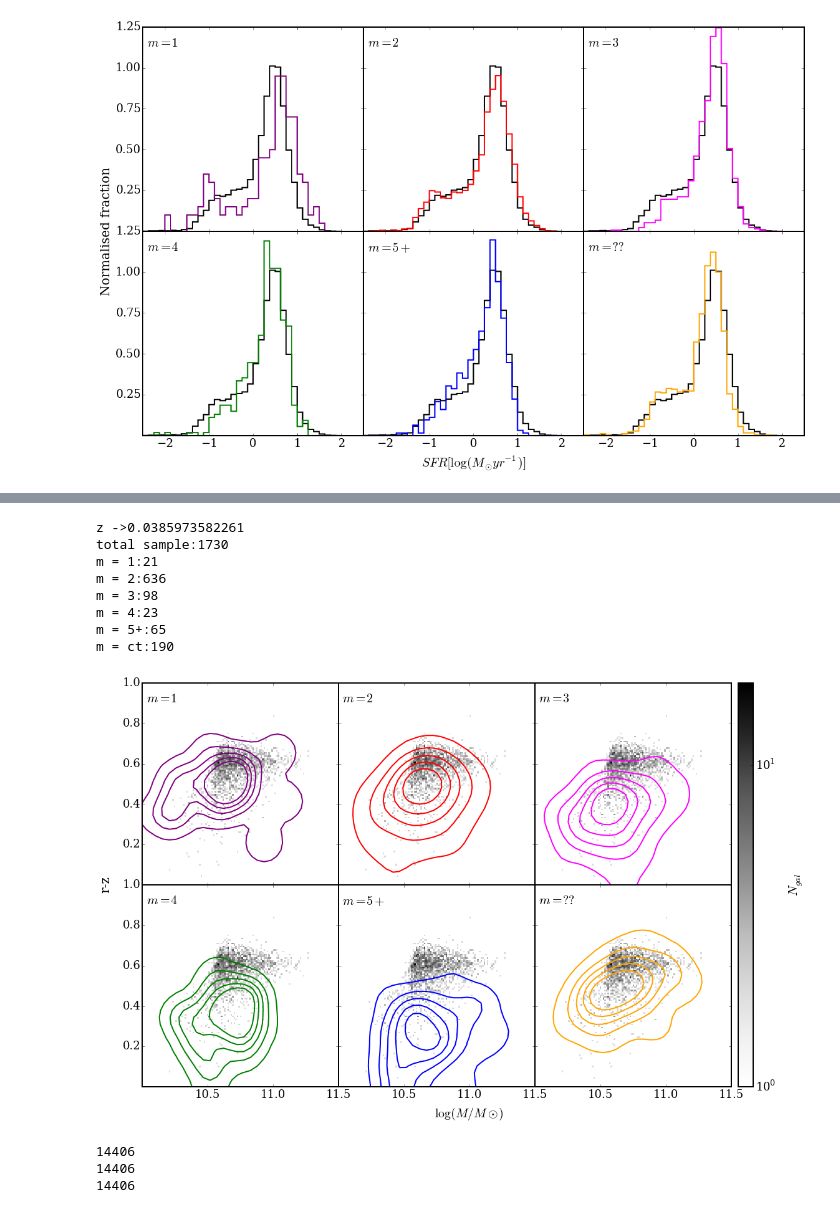
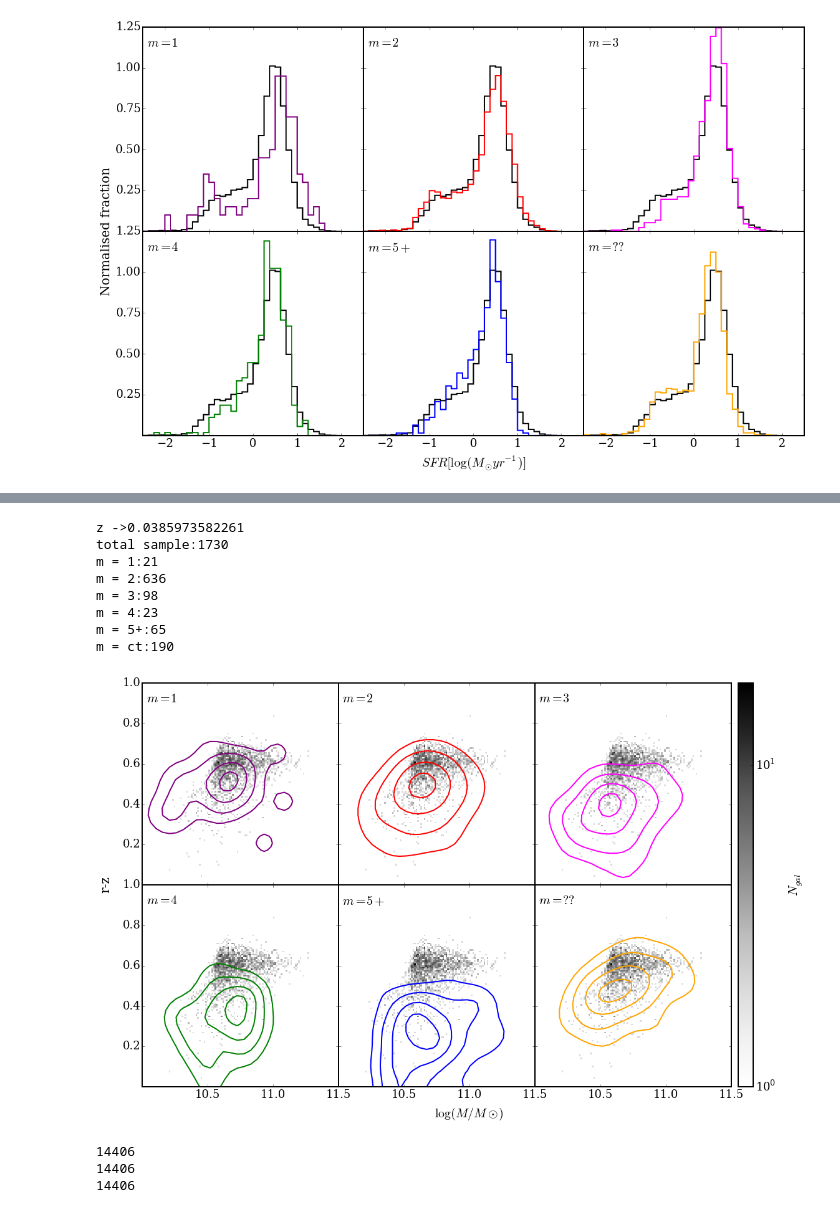
Before and after one commit to bamford/Debiasing-testing, a Jupyter notebook: Plotting_code_notebooks/all_plots.ipynb, the cells around one changed output, grey strips where cells are left out. Drawn from its saved outputs; the diff is of its cells as text; code cells hidden in the pictures.

Commit message:
Should now have better'modularised' plotting code. testing.ipynb used for looking at best ways to plot contours.

```diff
--- a/Plotting_code_notebooks/all_plots.ipynb
+++ b/Plotting_code_notebooks/all_plots.ipynb
@@ -215,27 +226,27 @@ m = ct:121
 # %%
 # colour mass diagram 2
 
 fig,ps=plotting.make_2x3_plot(xlims=[10,11.5],xticks=[10.5,11,11.5],ylims=[0,1],yticks=[0.2,0.4,0.6,0.8,1],
     x_label="$\log(M/M\odot)$",y_label="r-z",title_position=[0.02,0.95],f_size=font_size_2x3,fig_size=figure_size_2x3)
 
 #plotting.histogram(cx=["PETROMAG_MR"],Nb=20,bin_extent=[-23,-21],ps=ps,full_hist=True)
 plotting.contour(cx=["LOGMSTAR_BALDRY06"],cy=["PETROMAG_MR","PETROMAG_MZ"],grid=30,
-    f=fig,ps=ps,con_full=True,plot_line=False,xlims=[10,11.5],ylims=[0,1],f_size=font_size_2x3,levels=np.linspace(0.5,4.2,5),
+    f=fig,ps=ps,con_full=True,plot_line=False,xlims=[10,11.5],ylims=[0,1],f_size=font_size_2x3,levels=[0.882,0.606,0.325,0.135],
     mass_limit=True,mass_range=[10,11.5])
 
 # Need to think about putting some basic SFHs on here (actually do this for a comparison plot.)
 
 #plt.savefig("figs/cmass2.jpg")
 # %% [output]
 z ->0.0385973582261
 total sample:1730
 m = 1:21
 m = 2:636
 m = 3:98
 m = 4:23
 m = 5+:65
 m = ct:190
-[figure, old version]
+[figure, new version]
 # %%
 # Fractional plots
 
```
Also changed, not shown: parts of 5 cells of this notebook, 4 other files.
